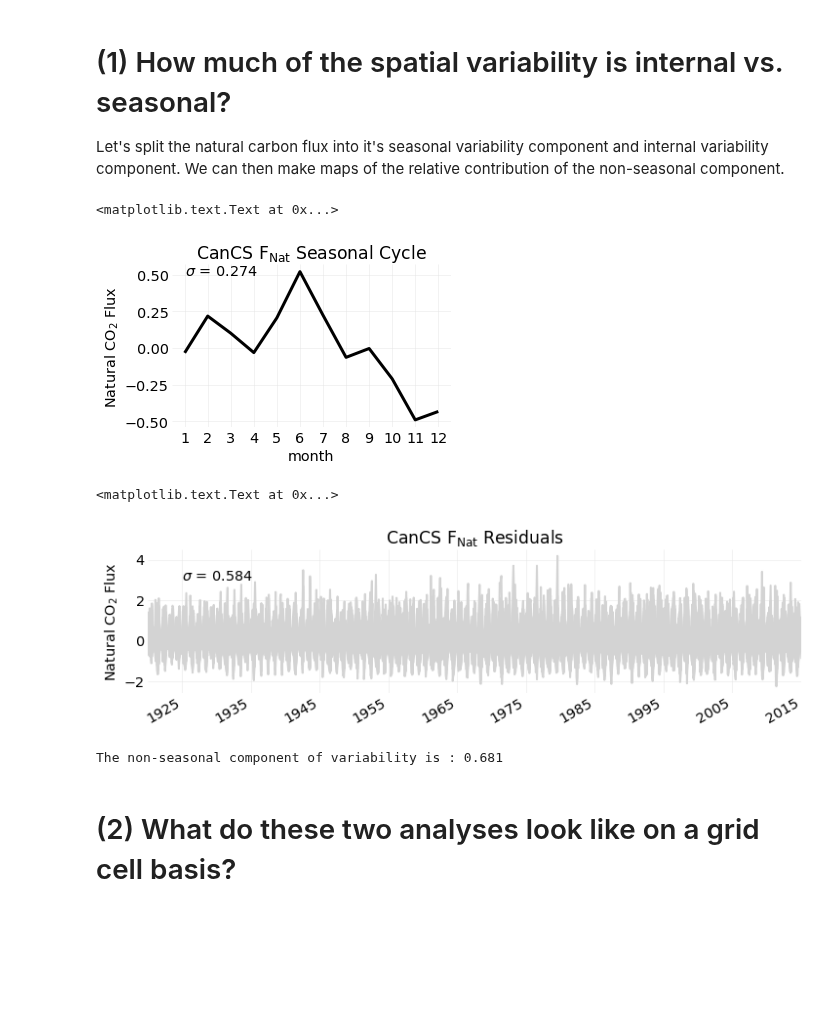
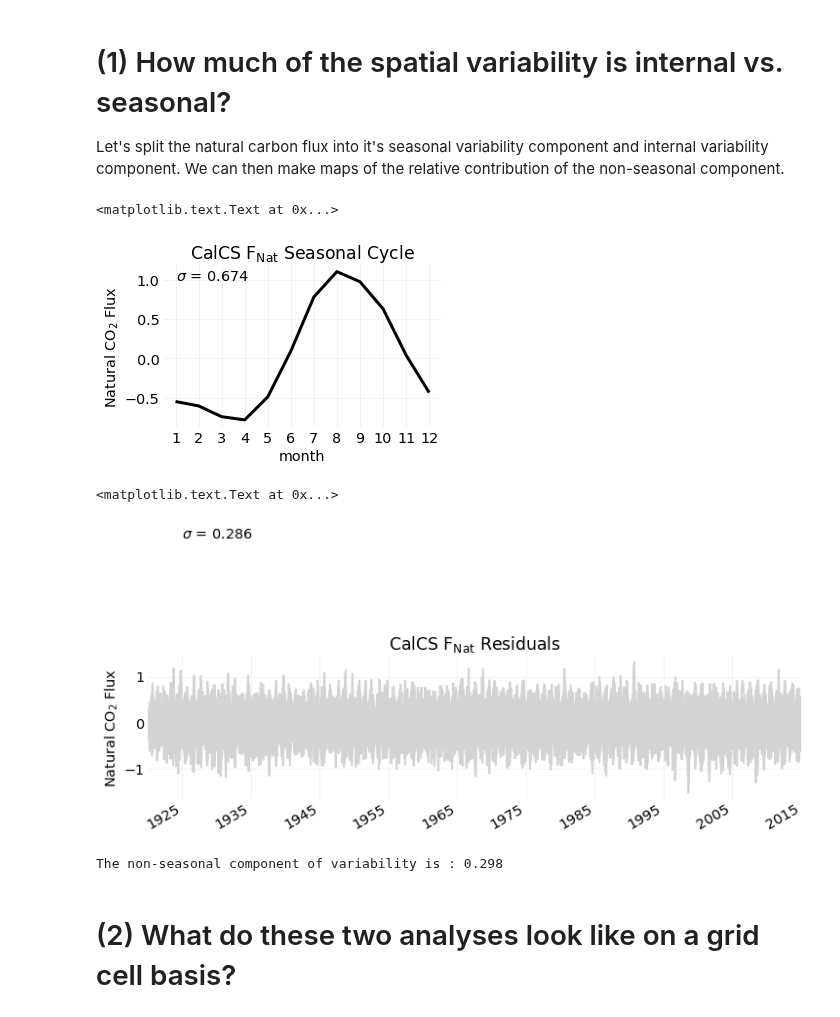
Before and after one commit to bradyrx/EBUS_BGC_Variability, a Jupyter notebook: notebooks/Historical_Characterization/proportional-historical-variance.ipynb, the cells around one changed output. Drawn from its saved outputs; the diff is of its cells as text; code cells hidden in the pictures; blank space fills up the shorter version.

Commit message:
figure updates

```diff
--- a/notebooks/Historical_Characterization/proportional-historical-variance.ipynb
+++ b/notebooks/Historical_Characterization/proportional-historical-variance.ipynb
@@ -53,7 +53,7 @@ ant_mean, ant_resid, ant_total = load_in_filtered_data('FG_ANT_CO2', EBU, AW=Fal
 # (1) How much of the spatial variability is internal vs. seasonal?
 Let's split the natural carbon flux into it's seasonal variability component and internal variability component. We can then make maps of the relative contribution of the non-seasonal component.
 # %%
-EBU = 'CanCS'
+EBU = 'CalCS'
 # %%
 # Start by illustrating the methodology on a box-averaged situation to prove you're doing it right.
 nat_mean, nat_resid, nat_total = load_in_filtered_data('FG_ALT_CO2', EBU)
@@ -70,38 +70,35 @@ r_magnitude = nat_resid['FG_ALT_CO2_AW'].std(dim='time').mean()
 detrended = nat_mean.apply(et.ufunc.remove_polynomial_fit)
 nat_seasonality = detrended.groupby('time.month').mean()
 # %%
-
-
 fig = plt.figure(figsize=(5,3))
 ax = plt.subplot(111)
 nat_seasonality['FG_ALT_CO2_AW'].plot(color='k')
 ax.set(title=EBU + ' F$_{\mathrm{Nat}}$ Seasonal Cycle',
        xticks=np.arange(1,13,1), ylabel='Natural CO$_{2}$ Flux')
-ax.text(1, 0.5, '$\sigma$ = ' + str(s_magnitude.values.round(3)), size='x-large')
-#plt.savefig(EBU + '_Seasonal_Cycle.png', transparent=True, dpi=300,
-#            bbox_inches='tight', pad_inches=1)
+ax.text(1, 1, '$\sigma$ = ' + str(s_magnitude.values.round(3)), size='x-large')
+
+#et.vis.savefig(EBU + '_Seasonal_Cycle')
 # %% [output]
 <matplotlib.text.Text at 0x...>
-[figure, old version]
+[figure, new version]
 # %%
 fig = plt.figure(figsize=(12,3))
 ax = plt.subplot(111)
 for i in np.arange(0, 34, 1):
     nat_resid['FG_ALT_CO2_AW'][i].plot(color='#D3D3D3', linewidth=2)
 ax.set(xlim=['1920','2015'], title=EBU + ' F$_{\mathrm{Nat}}$ Residuals',
        ylabel='Natural CO$_{2}$ Flux', xlabel='')
-ax.text('1925', 3, '$\sigma$ = ' + str(r_magnitude.values.round(3)),
+ax.text('1925', 4, '$\sigma$ = ' + str(r_magnitude.values.round(3)),
         size='x-large')
-#plt.savefig(EBU + '_Residual_Spread.png', transparent=True, dpi=300,
-#            bbox_inches='tight', pad_inches=1)
+#et.vis.savefig(EBU + '_Residual_Spread')
 # %% [output]
 <matplotlib.text.Text at 0x...>
-[figure, old version]
+[figure, new version]
 # %%
 non_seasonal_variability = r_magnitude / (s_magnitude + r_magnitude)
 print("The non-seasonal component of variability is : " + str(non_seasonal_variability.values.round(3)))
 # %% [output]
-The non-seasonal component of variability is : 0.681
+The non-seasonal component of variability is : 0.298
 # %% [markdown]
 # (2) What do these two analyses look like on a grid cell basis?
 # %% [markdown]
```
Also changed, not shown: parts of 7 cells of this notebook, 10 other files.
